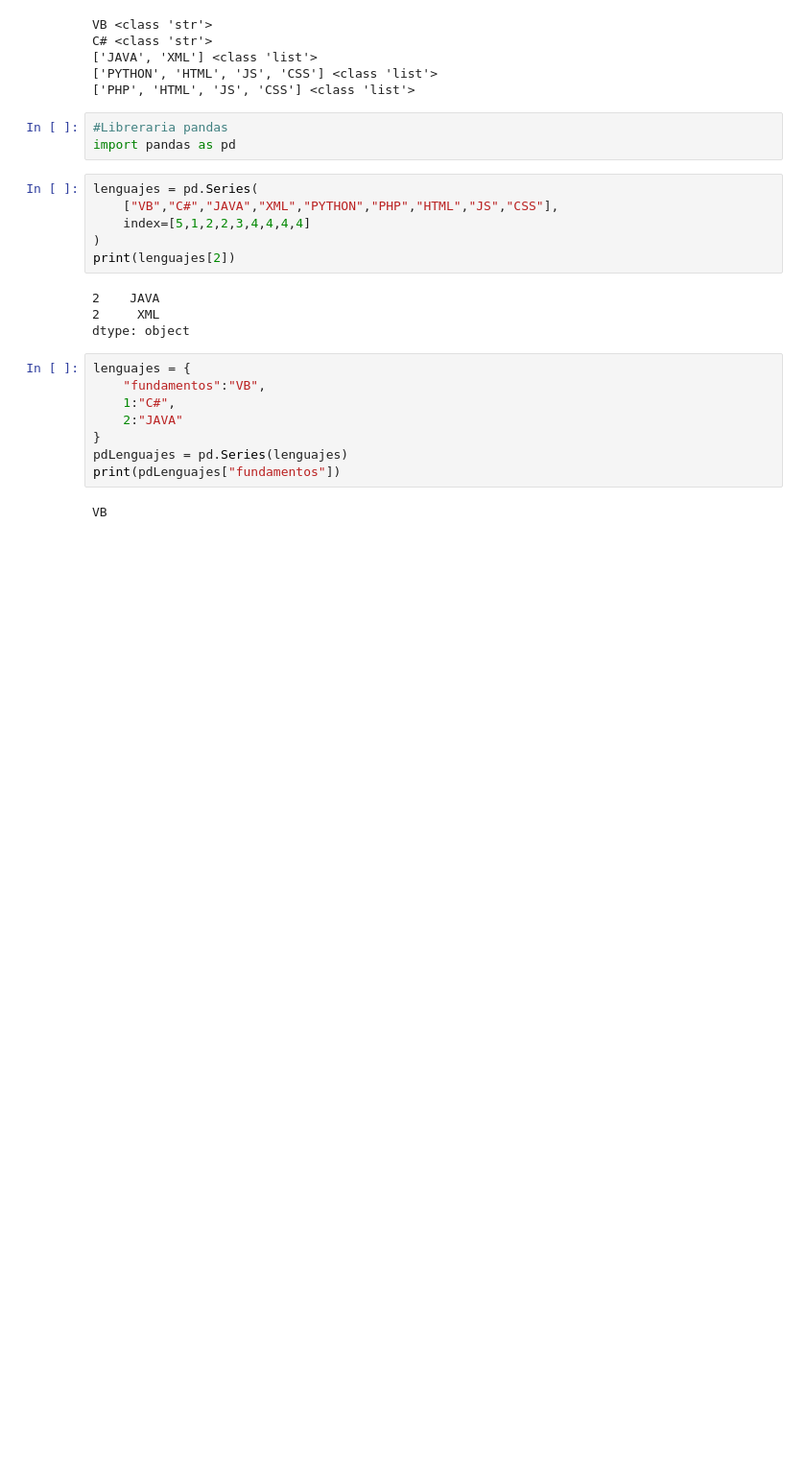
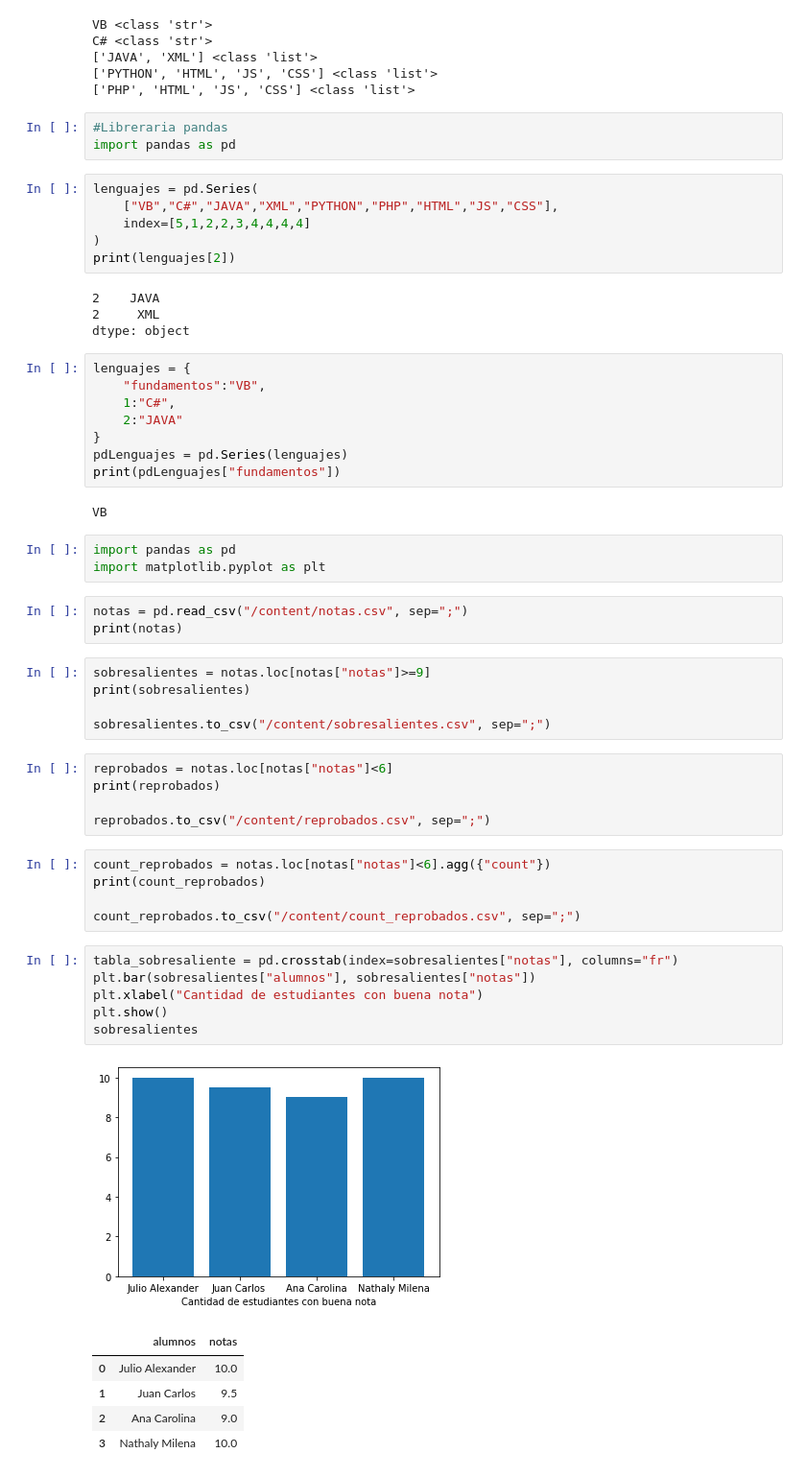
Before and after one commit to luishernandezpw/Progra-III-2022, a Jupyter notebook: Introduccion a Python A1.ipynb, the cells around one changed output. Shown: that part at 96% size. Cells and saved outputs as stored; diff of their text form; blank space fills up the shorter version.

```diff
--- a/Introduccion a Python A1.ipynb
+++ b/Introduccion a Python A1.ipynb
@@ -439,3 +439,37 @@ pdLenguajes = pd.Series(lenguajes)
 print(pdLenguajes["fundamentos"])
 # %% [output]
 VB
+# %%
+import pandas as pd
+import matplotlib.pyplot as plt
+# %%
+notas = pd.read_csv("/content/notas.csv", sep=";")
+print(notas)
+# %%
+sobresalientes = notas.loc[notas["notas"]>=9]
+print(sobresalientes)
+
+sobresalientes.to_csv("/content/sobresalientes.csv", sep=";")
+# %%
+reprobados = notas.loc[notas["notas"]<6]
+print(reprobados)
+
+reprobados.to_csv("/content/reprobados.csv", sep=";")
+# %%
+count_reprobados = notas.loc[notas["notas"]<6].agg({"count"})
+print(count_reprobados)
+
+count_reprobados.to_csv("/content/count_reprobados.csv", sep=";")
+# %%
+tabla_sobresaliente = pd.crosstab(index=sobresalientes["notas"], columns="fr")
+plt.bar(sobresalientes["alumnos"], sobresalientes["notas"])
+plt.xlabel("Cantidad de estudiantes con buena nota")
+plt.show()
+sobresalientes
+# %% [output]
+[figure, added]
+|  | alumnos | notas |
+| 0 | Julio Alexander | 10.0 |
+| 1 | Juan Carlos | 9.5 |
+| 2 | Ana Carolina | 9.0 |
+| 3 | Nathaly Milena | 10.0 |
```
